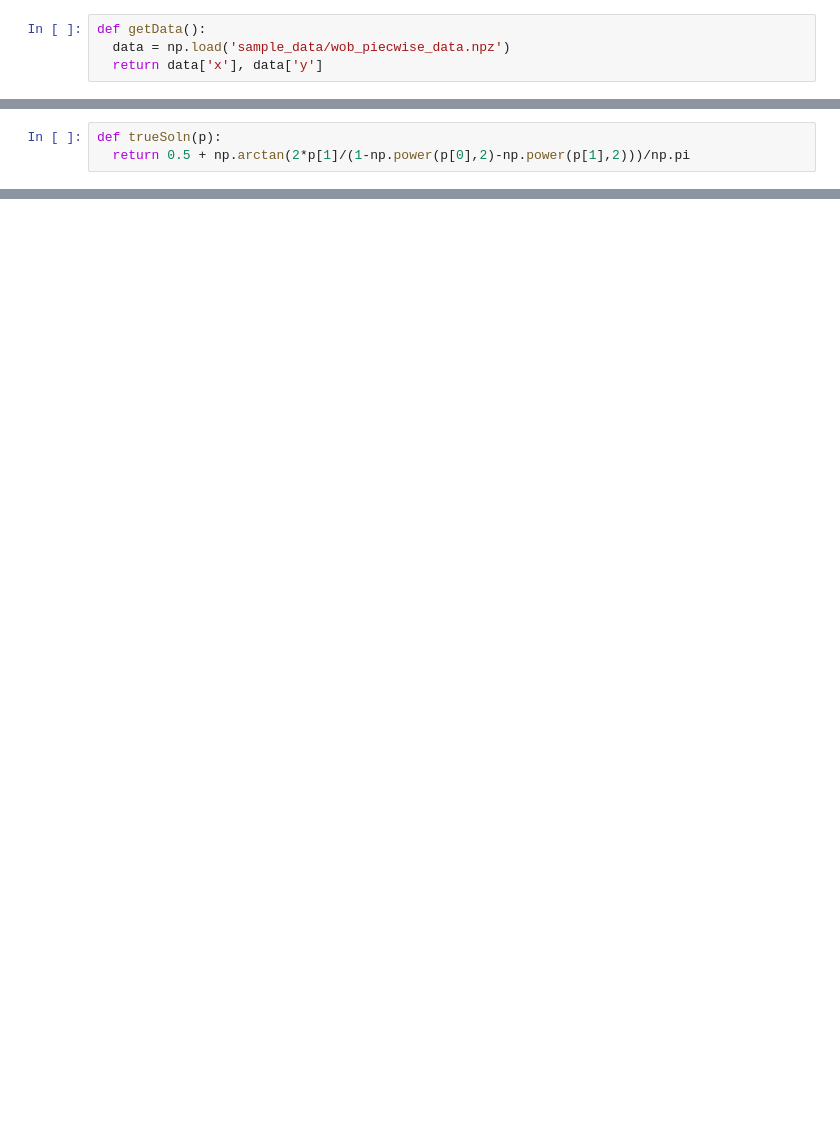
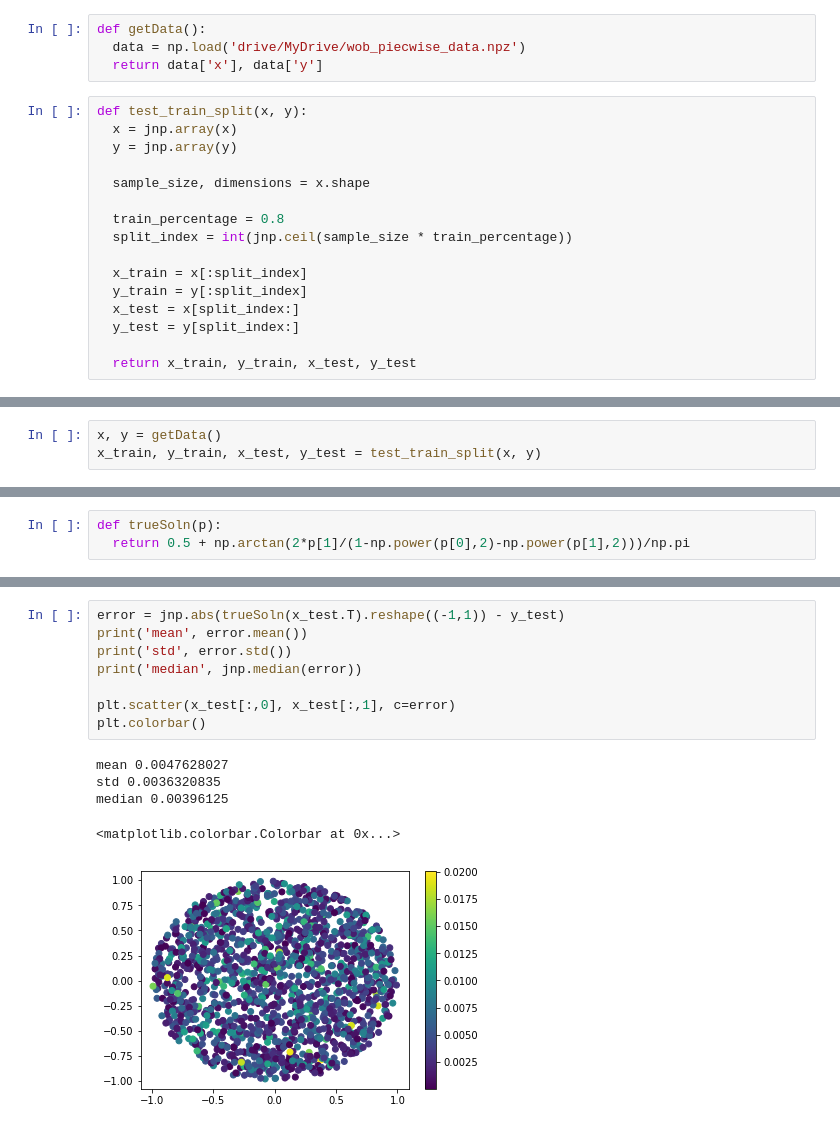
Before and after one commit to AmandinChyba/Project1-Fields-2022, a Jupyter notebook: Deep_Learning/wobNN.ipynb, the cells around one changed output, grey strips where cells are left out. Cells and saved outputs as stored; diff of their text form; blank space fills up the shorter version.

```diff
--- a/Deep_Learning/wobNN.ipynb
+++ b/Deep_Learning/wobNN.ipynb
@@ -11,4 +23,20 @@ import pandas as pd
 # %%
 def getData():
-  data = np.load('sample_data/wob_piecwise_data.npz')
+  data = np.load('drive/MyDrive/wob_piecwise_data.npz')
   return data['x'], data['y']
+# %%
+def test_train_split(x, y):
+  x = jnp.array(x)
+  y = jnp.array(y)
+
+  sample_size, dimensions = x.shape
+
+  train_percentage = 0.8
+  split_index = int(jnp.ceil(sample_size * train_percentage))
+
+  x_train = x[:split_index]
+  y_train = y[:split_index]
+  x_test = x[split_index:]
+  y_test = y[split_index:]
+
+  return x_train, y_train, x_test, y_test
@@ -14,0 +59,3 @@ def getData():
+# %%
+x, y = getData()
+x_train, y_train, x_test, y_test = test_train_split(x, y)
@@ -47,0 +168,14 @@ def update(params, grads):
+# %%
+error = jnp.abs(trueSoln(x_test.T).reshape((-1,1)) - y_test)
+print('mean', error.mean())
+print('std', error.std())
+print('median', jnp.median(error))
+
+plt.scatter(x_test[:,0], x_test[:,1], c=error)
+plt.colorbar()
+# %% [output]
+mean 0.0047628027
+std 0.0036320835
+median 0.00396125
+<matplotlib.colorbar.Colorbar at 0x...>
+[figure, added]
```
Also changed, not shown: parts of 23 cells of this notebook.
